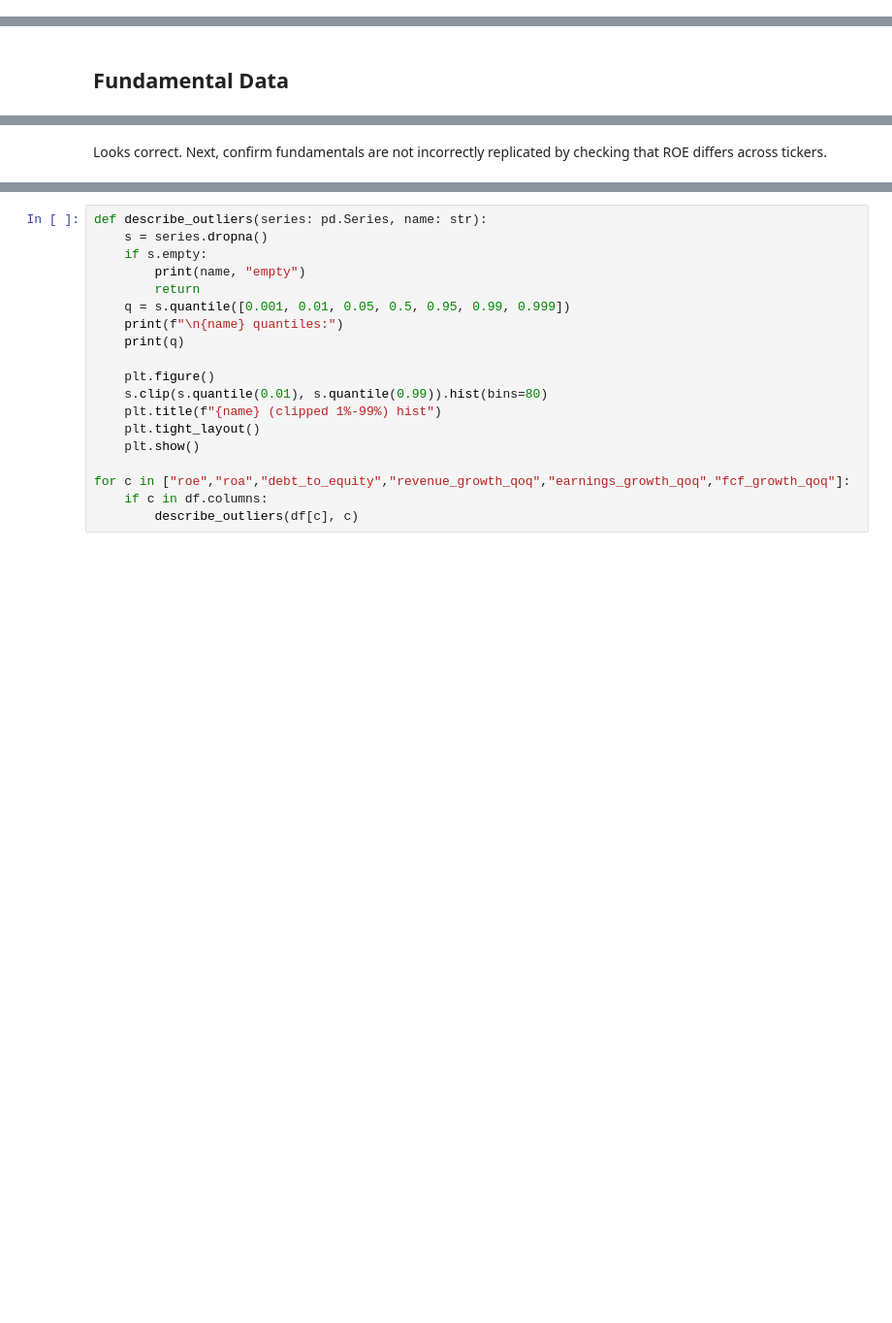
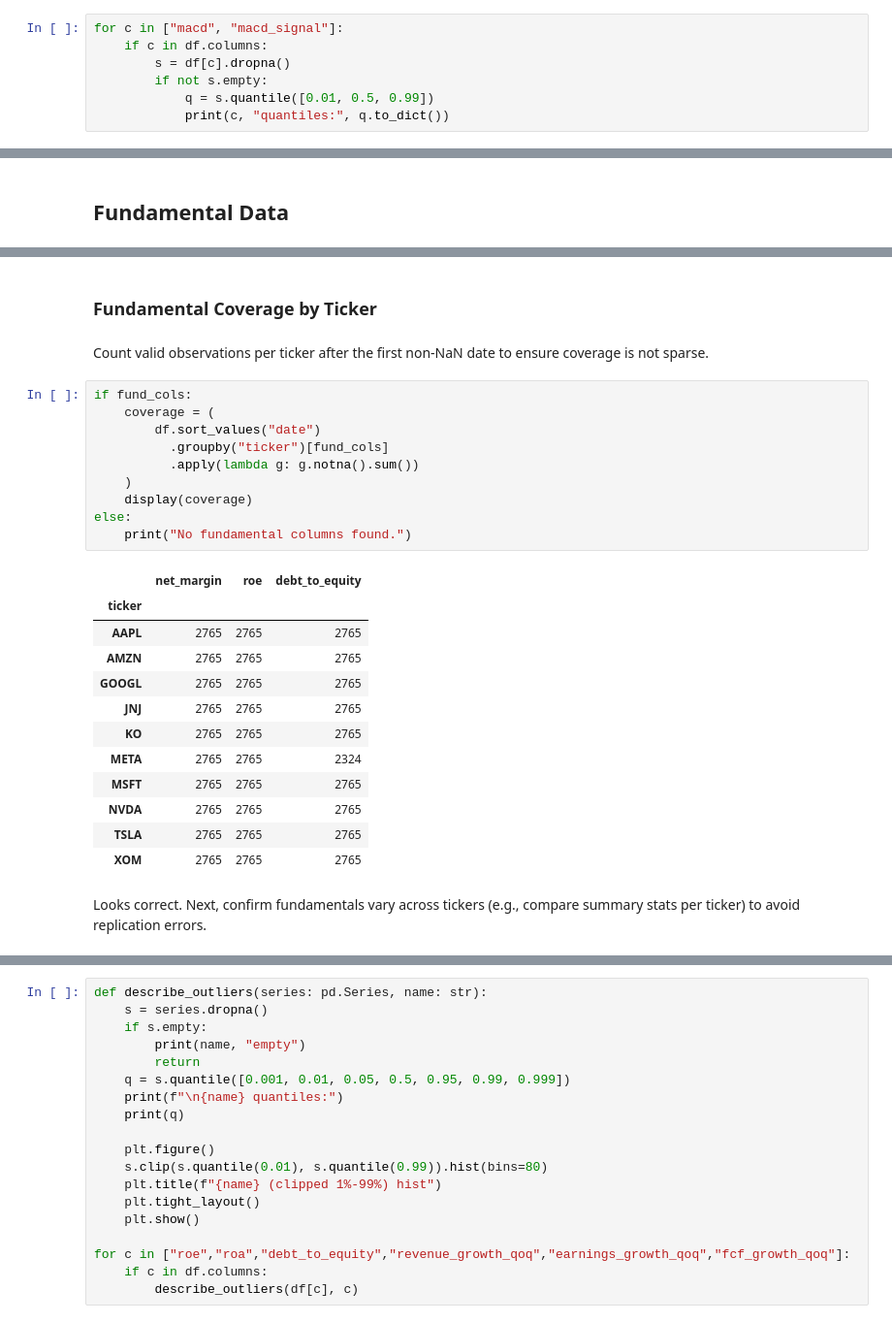
Before and after one commit to IgorDragone/hybrid-stock-prediction-thesis, a Jupyter notebook: notebooks/01_sanity_check.ipynb, the cells around one changed output, grey strips where cells are left out. Shown at 97% size. Cells and saved outputs as stored; diff of their text form; blank space fills up the shorter version.

Commit message:
technicals and funds checks done

```diff
--- a/notebooks/01_sanity_check.ipynb
+++ b/notebooks/01_sanity_check.ipynb
@@ -320,0 +344,7 @@ plt.show()
+# %%
+for c in ["macd", "macd_signal"]:
+    if c in df.columns:
+        s = df[c].dropna()
+        if not s.empty:
+            q = s.quantile([0.01, 0.5, 0.99])
+            print(c, "quantiles:", q.to_dict())
@@ -369,5 +397,32 @@ KeyError: "['2025-12-31', '2026-01-02'] not in index"
+# %% [markdown]
+### Fundamental Coverage by Ticker
+# %% [markdown]
+Count valid observations per ticker after the first non-NaN date to ensure coverage is not sparse.
+# %%
+if fund_cols:
+    coverage = (
+        df.sort_values("date")
+          .groupby("ticker")[fund_cols]
+          .apply(lambda g: g.notna().sum())
+    )
+    display(coverage)
+else:
+    print("No fundamental columns found.")
+# %% [output]
+|  | net_margin | roe | debt_to_equity |
+| ticker |  |  |  |
+| AAPL | 2765 | 2765 | 2765 |
+| AMZN | 2765 | 2765 | 2765 |
+| GOOGL | 2765 | 2765 | 2765 |
+| JNJ | 2765 | 2765 | 2765 |
+| KO | 2765 | 2765 | 2765 |
+| META | 2765 | 2765 | 2324 |
+| MSFT | 2765 | 2765 | 2765 |
+| NVDA | 2765 | 2765 | 2765 |
+| TSLA | 2765 | 2765 | 2765 |
+| XOM | 2765 | 2765 | 2765 |
 # %% [markdown]
-Looks correct. Next, confirm fundamentals are not incorrectly replicated by checking that ROE differs across tickers.
+Looks correct. Next, confirm fundamentals vary across tickers (e.g., compare summary stats per ticker) to avoid replication errors.
 # %%
 df.groupby("ticker")["roe"].mean().sort_values()
 # %% [output]
```
Also changed, not shown: parts of 38 cells of this notebook.
